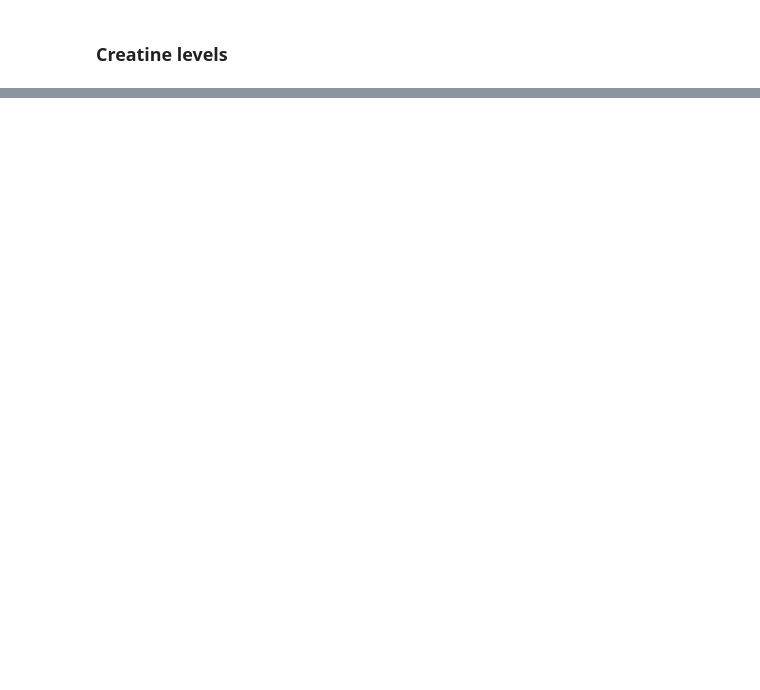
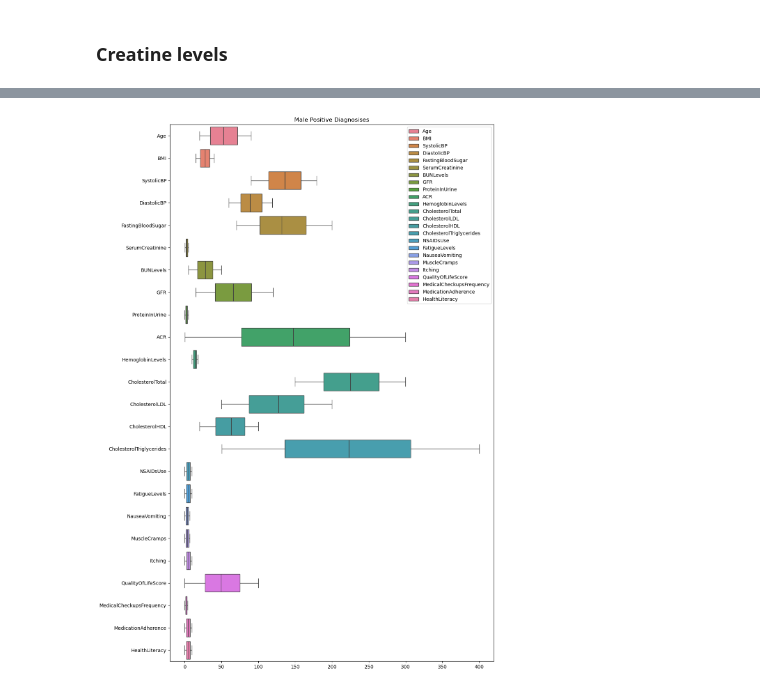
Before and after one commit to taos15/chronic_kidney_disease, a Jupyter notebook: notebooks/kidney_dea.ipynb, the cells around one changed output, grey strips where cells are left out. Drawn from its saved outputs; the diff is of its cells as text; code cells hidden in the pictures; blank space fills up the shorter version.

```diff
--- a/notebooks/kidney_dea.ipynb
+++ b/notebooks/kidney_dea.ipynb
@@ -155,5 +361,5 @@ post_kidney_df.quantile(0.25)
 # %%
 
-more_than_1_columns = ["Gender"] + [str(col_name) for col_name, col_value in post_kidney_df.quantile(0.25,numeric_only=True).items() if col_value > 1]
+more_than_1_columns = ["Gender"] + [str(col_name) for col_name, col_value in post_kidney_df.quantile(0.50,numeric_only=True).items() if col_value > 1]
 print( more_than_1_columns)
 filtered_df(post_kidney_df,columns=more_than_1_columns)
@@ -160,12 +381,18 @@ filtered_df(post_kidney_df,columns=more_than_1_columns)
 # %%
 gender_boxplot_graph(filtered_df(post_kidney_df,columns=more_than_1_columns , rm_columns=["SleepQuality",
                                                                                             "HbA1c",
+                                                                                            'PatientID',
+                                                                                            'SerumElectrolytesSodium',
                                                                                             "SerumElectrolytesPotassium",
                                                                                             "SerumElectrolytesPhosphorus",
-                                                                                            "SerumElectrolytesCalcium"
+                                                                                            "SerumElectrolytesCalcium",
+                                                                                            'AlcoholConsumption', 'PhysicalActivity', 'DietQuality',
+                                                                                            'EducationLevel',
                                                                                             ]),
                     "male",
                     title="Male Positive Diagnosises",
                     orient= "h",
                     legend=True,
                     )
+# %% [output]
+[figure, added]
```
Also changed, not shown: parts of 26 cells of this notebook, 2 other files.
